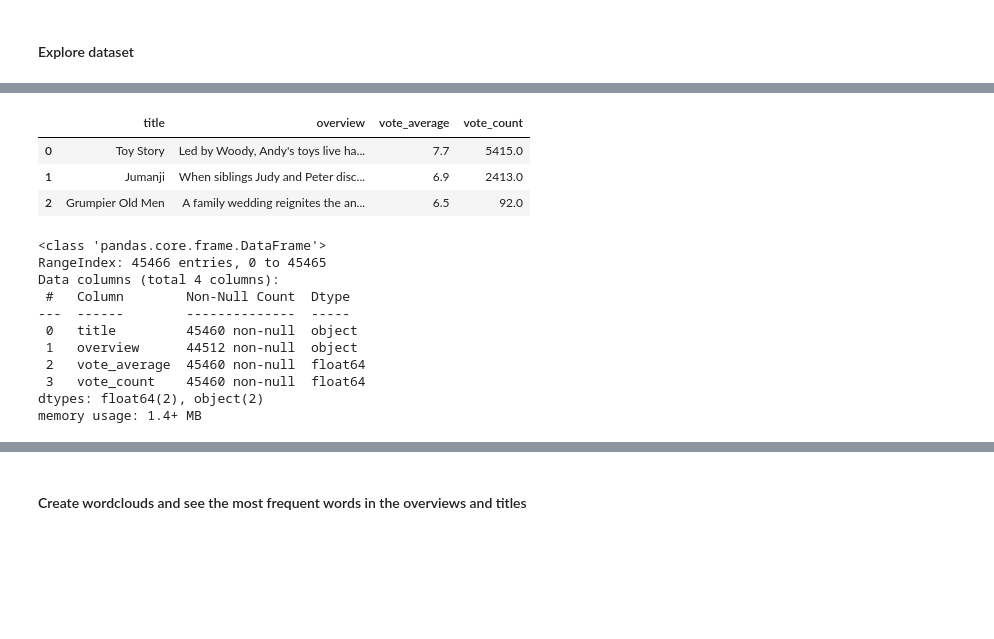
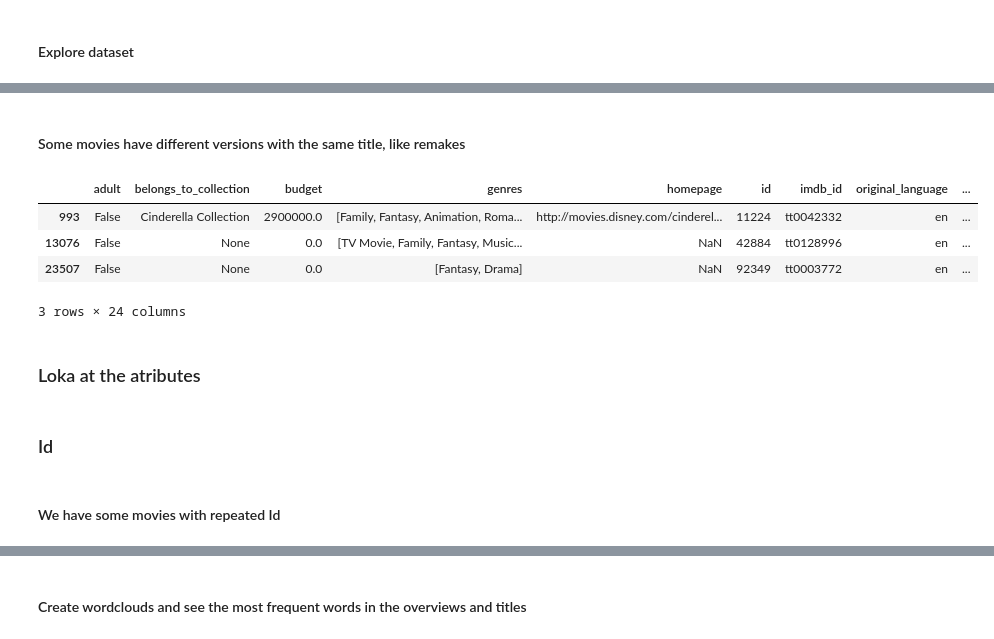
Before and after one commit to Arevalojj2020/PI_01, a Jupyter notebook: Processing/EDA.ipynb, the cells around one changed output, grey strips where cells are left out. Cells and saved outputs as stored; diff of their text form; code cells hidden in the pictures; blank space fills up the shorter version.

```diff
--- a/Processing/EDA.ipynb
+++ b/Processing/EDA.ipynb
@@ -55,0 +35,19 @@ memory usage: 8.3+ MB
+# %%
+def fetch_name(obj):      # Flatten nested columns 1
+
+    if isinstance(obj, str) and "{" in obj:
+        L = []
+        for i in ast.literal_eval(obj):
+            L.append(i["name"])
+        return L
+
+def fetch_name_2(obj):    # Flatten nested columns 2
+    if isinstance(obj, str) and "{" in obj:
+        dic = ast.literal_eval(obj)
+        return dic["name"]
+# %%
+ML_dataset["genres"] = ML_dataset["genres"].apply(fetch_name)
+ML_dataset["belongs_to_collection"] = ML_dataset["belongs_to_collection"].apply(fetch_name_2) # Use a different function based on the data type
+ML_dataset["production_companies"]  = ML_dataset["production_companies"].apply(fetch_name)
+ML_dataset["production_countries"]  = ML_dataset["production_countries"].apply(fetch_name)
+ML_dataset["spoken_languages"] = ML_dataset["spoken_languages"].apply(fetch_name)
@@ -55,0 +56,8 @@ memory usage: 8.3+ MB
+# %%
+ML_dataset["release_date"].replace("1", np.nan, inplace = True)
+ML_dataset["release_date"].replace("12", np.nan, inplace = True)
+fechas_datetime = pd.to_datetime(ML_dataset["release_date"], format='%Y-%m-%d', errors = 'coerce') # errors = 'coerce' -----> If 'coerce', then invalid parsing will be set as NaT.
+ML_dataset["release_date"] = fechas_datetime.dropna()
+ML_dataset["budget"] = pd.to_numeric(ML_dataset["budget"], errors = "coerce")
+ML_dataset["popularity"] = pd.to_numeric(ML_dataset["popularity"], errors = "coerce")
+ML_dataset.info()
@@ -56,22 +139,16 @@ memory usage: 8.3+ MB
+# %% [markdown]
+#### Some movies have different versions with the same title, like remakes
 # %%
-ML_dataset = ML_dataset[["title", "overview", "vote_average", "vote_count"]]
-ML_dataset.head(3)
+ML_dataset[ML_dataset["title"] == "Cinderella"].head(3)
 # %% [output]
-|  | title | overview | vote_average | vote_count |
-| 0 | Toy Story | Led by Woody, Andy's toys live ha... | 7.7 | 5415.0 |
-| 1 | Jumanji | When siblings Judy and Peter disc... | 6.9 | 2413.0 |
-| 2 | Grumpier Old Men | A family wedding reignites the an... | 6.5 | 92.0 |
+|  | adult | belongs_to_collection | budget | genres | homepage | id | imdb_id | original_language | ... |
+| 993 | False | Cinderella Collection | 2900000.0 | [Family, Fantasy, Animation, Roma... | http://movies.disney.com/cinderel... | 11224 | tt0042332 | en | ... |
+| 13076 | False | None | 0.0 | [TV Movie, Family, Fantasy, Music... | NaN | 42884 | tt0128996 | en | ... |
+| 23507 | False | None | 0.0 | [Fantasy, Drama] | NaN | 92349 | tt0003772 | en | ... |
+3 rows × 24 columns
-# %%
-ML_dataset.info()
-# %% [output]
-<class 'pandas.core.frame.DataFrame'>
-RangeIndex: 45466 entries, 0 to 45465
-Data columns (total 4 columns):
- #   Column        Non-Null Count  Dtype
----  ------        --------------  -----
- 0   title         45460 non-null  object
- 1   overview      44512 non-null  object
- 2   vote_average  45460 non-null  float64
- 3   vote_count    45460 non-null  float64
-dtypes: float64(2), object(2)
-memory usage: 1.4+ MB
+# %% [markdown]
+### Loka at the atributes
+# %% [markdown]
+### Id
+# %% [markdown]
+#### We have some movies with repeated Id
```
Also changed, not shown: parts of 114 cells of this notebook, 5 other files.
